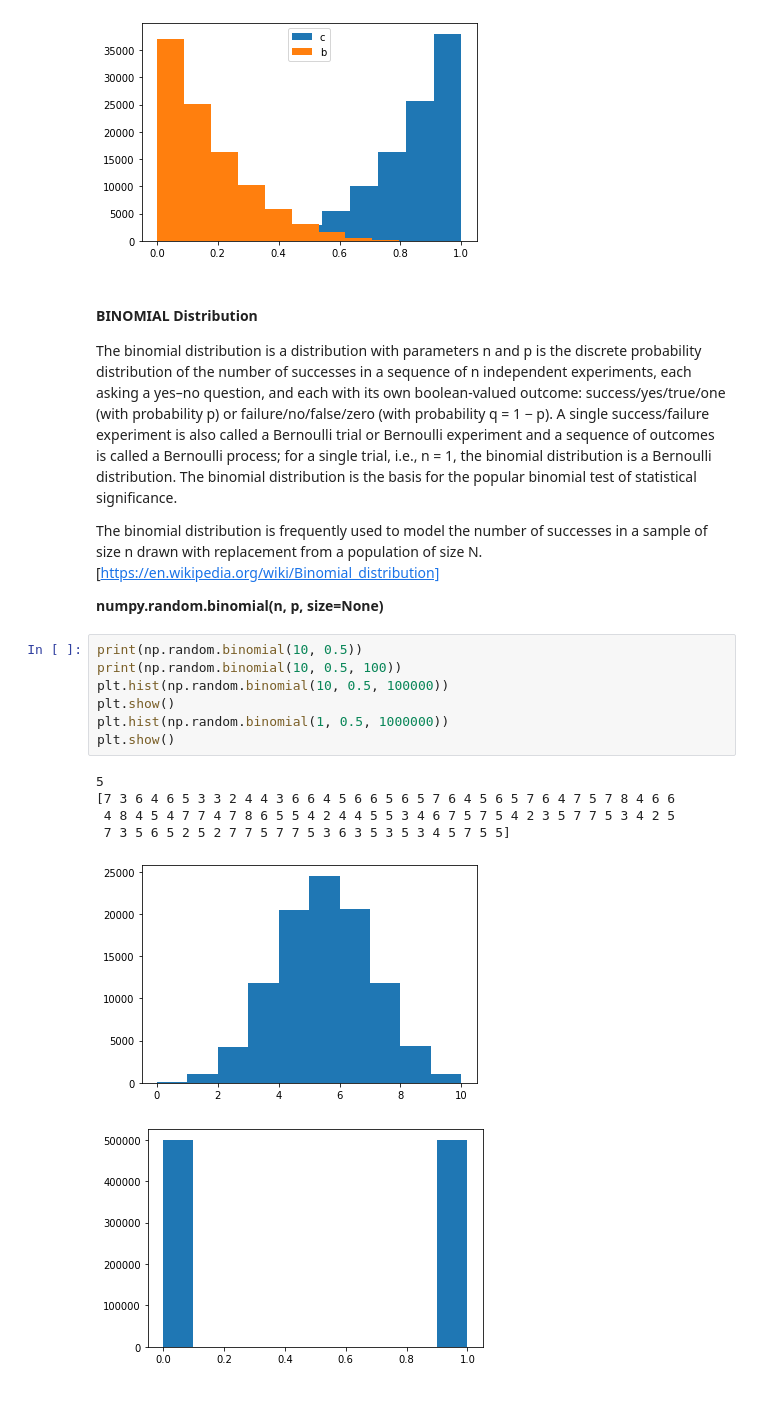
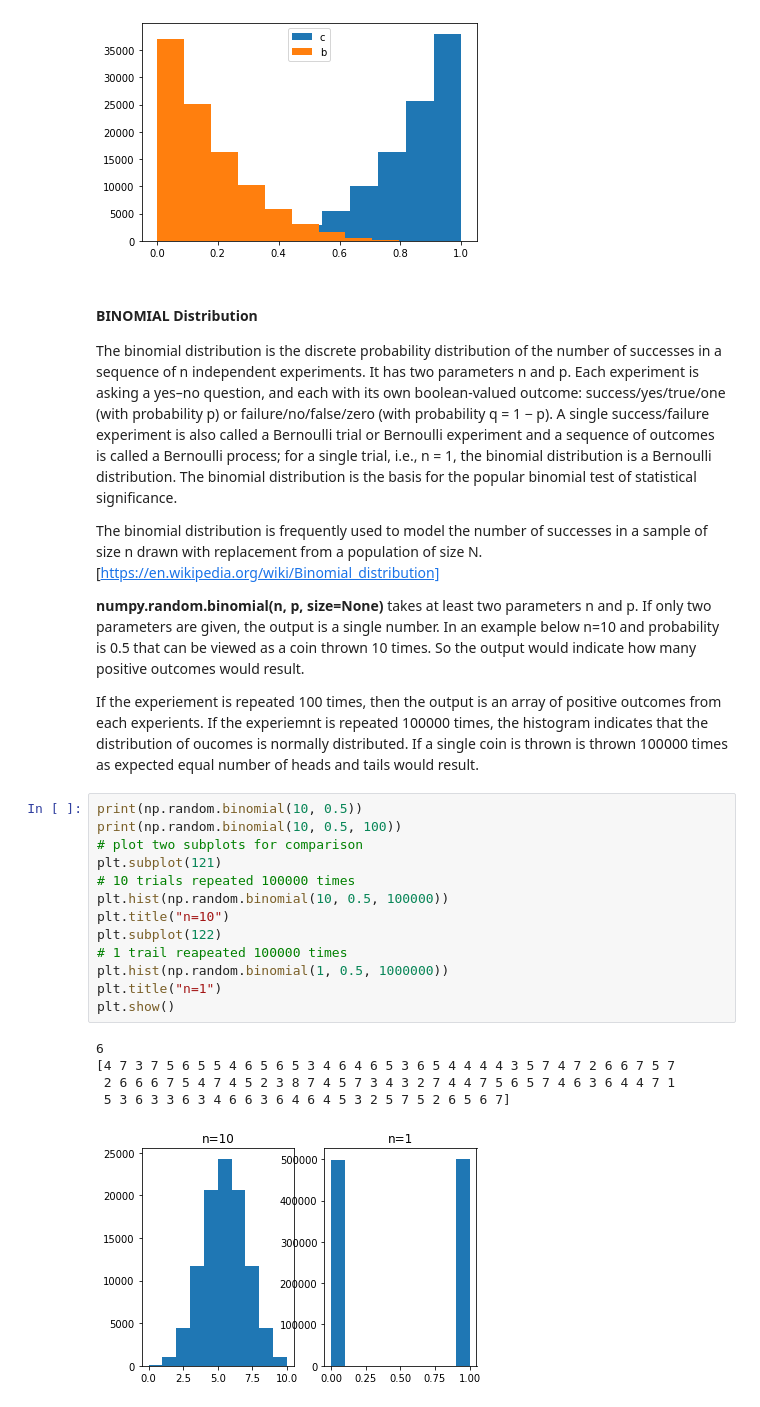
Before and after one commit to Vitalismirnov/ProgDAAssignment, a Jupyter notebook: Assignment.ipynb, the cells around one changed output. Drawn from its saved outputs; the diff is of its cells as text.

```diff
--- a/Assignment.ipynb
+++ b/Assignment.ipynb
@@ -232,22 +232,29 @@ plt.show()
 # %% [markdown]
 #### BINOMIAL Distribution
 
-The binomial distribution is a distribution with parameters n and p is the discrete probability distribution of the number of successes in a sequence of n independent experiments, each asking a yes–no question, and each with its own boolean-valued outcome: success/yes/true/one (with probability p) or failure/no/false/zero (with probability q = 1 − p). A single success/failure experiment is also called a Bernoulli trial or Bernoulli experiment and a sequence of outcomes is called a Bernoulli process; for a single trial, i.e., n = 1, the binomial distribution is a Bernoulli distribution. The binomial distribution is the basis for the popular binomial test of statistical significance.
+The binomial distribution is the discrete probability distribution of the number of successes in a sequence of n independent experiments. It has two parameters n and p. Each experiment is asking a yes–no question, and each with its own boolean-valued outcome: success/yes/true/one (with probability p) or failure/no/false/zero (with probability q = 1 − p). A single success/failure experiment is also called a Bernoulli trial or Bernoulli experiment and a sequence of outcomes is called a Bernoulli process; for a single trial, i.e., n = 1, the binomial distribution is a Bernoulli distribution. The binomial distribution is the basis for the popular binomial test of statistical significance.
 
 The binomial distribution is frequently used to model the number of successes in a sample of size n drawn with replacement from a population of size N. [https://en.wikipedia.org/wiki/Binomial_distribution]
 
-**numpy.random.binomial(n, p, size=None)**
+**numpy.random.binomial(n, p, size=None)** takes at least two parameters n and p. If only two parameters are given, the output is a single number. In an example below n=10 and probability is 0.5 that can be viewed as a coin thrown 10 times. So the output would indicate how many positive outcomes would result.
+
+If the experiement is repeated 100 times, then the output is an array of positive outcomes from each experients. If the experiemnt is repeated 100000 times, the histogram indicates that the distribution of oucomes is normally distributed. If a single coin is thrown is thrown 100000 times as expected equal number of heads and tails would result.
 # %%
 print(np.random.binomial(10, 0.5))
 print(np.random.binomial(10, 0.5, 100))
+# plot two subplots for comparison
+plt.subplot(121)
+# 10 trials repeated 100000 times
 plt.hist(np.random.binomial(10, 0.5, 100000))
+plt.title("n=10")
+plt.subplot(122)
+# 1 trail reapeated 100000 times
+plt.hist(np.random.binomial(1, 0.5, 1000000))
+plt.title("n=1")
 plt.show()
-plt.hist(np.random.binomial(1, 0.5, 1000000))
-plt.show()
 # %% [output]
-5
-[7 3 6 4 6 5 3 3 2 4 4 3 6 6 4 5 6 6 5 6 5 7 6 4 5 6 5 7 6 4 7 5 7 8 4 6 6
- 4 8 4 5 4 7 7 4 7 8 6 5 5 4 2 4 4 5 5 3 4 6 7 5 7 5 4 2 3 5 7 7 5 3 4 2 5
- 7 3 5 6 5 2 5 2 7 7 5 7 7 5 3 6 3 5 3 5 3 4 5 7 5 5]
+6
+[4 7 3 7 5 6 5 5 4 6 5 6 5 3 4 6 4 6 5 3 6 5 4 4 4 4 3 5 7 4 7 2 6 6 7 5 7
+ 2 6 6 6 7 5 4 7 4 5 2 3 8 7 4 5 7 3 4 3 2 7 4 4 7 5 6 5 7 4 6 3 6 4 4 7 1
+ 5 3 6 3 3 6 3 4 6 6 3 6 4 6 4 5 3 2 5 7 5 2 6 5 6 7]
-[figure, old version]
+[figure, new version]
-[figure, removed]
```
Also changed, not shown: parts of 12 cells of this notebook.
